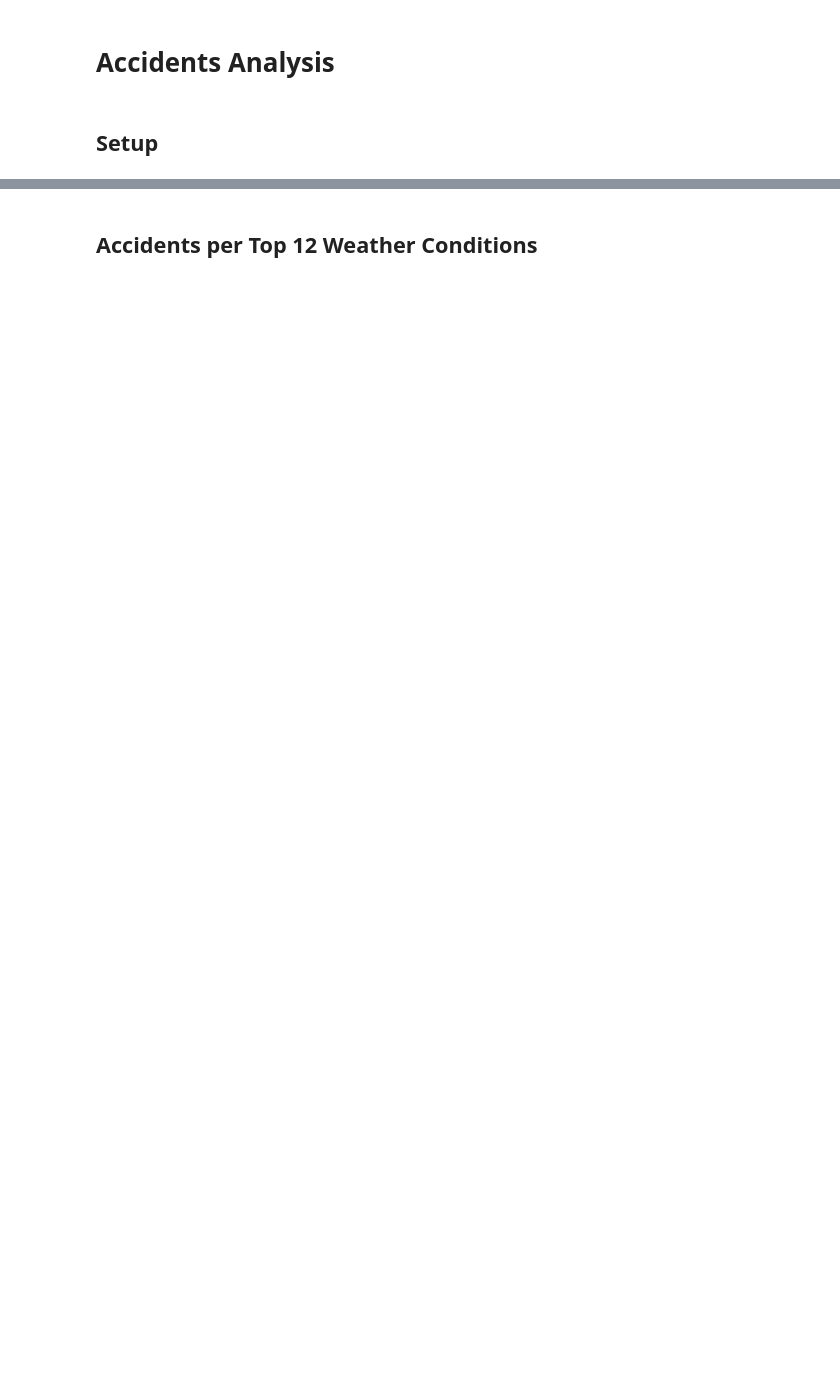
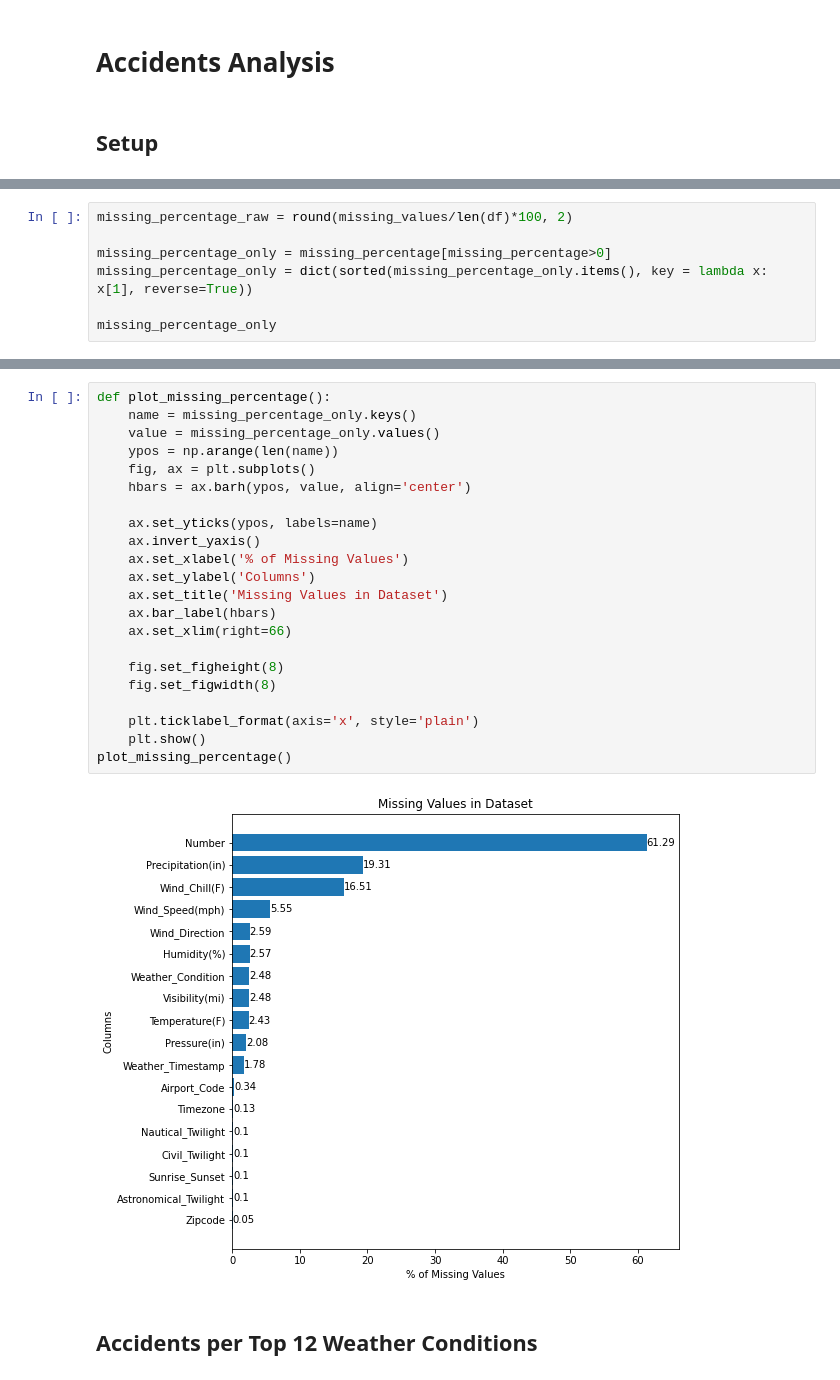
Before and after one commit to KevinWu262/Accidents-Analysis, a Jupyter notebook: Accidents Analysis.ipynb, the cells around one changed output, grey strips where cells are left out. Drawn from its saved outputs; the diff is of its cells as text; blank space fills up the shorter version.

```diff
--- a/Accidents Analysis.ipynb
+++ b/Accidents Analysis.ipynb
@@ -56,0 +63,7 @@ Astronomical_Twilight
+# %%
+missing_percentage_raw = round(missing_values/len(df)*100, 2)
+
+missing_percentage_only = missing_percentage[missing_percentage>0]
+missing_percentage_only = dict(sorted(missing_percentage_only.items(), key = lambda x: x[1], reverse=True))
+
+missing_percentage_only
@@ -57,3 +111,27 @@ Astronomical_Twilight
+# %%
+def plot_missing_percentage():
+    name = missing_percentage_only.keys()
+    value = missing_percentage_only.values()
+    ypos = np.arange(len(name))
+    fig, ax = plt.subplots()
+    hbars = ax.barh(ypos, value, align='center')
+
+    ax.set_yticks(ypos, labels=name)
+    ax.invert_yaxis()
+    ax.set_xlabel('% of Missing Values')
+    ax.set_ylabel('Columns')
+    ax.set_title('Missing Values in Dataset')
+    ax.bar_label(hbars)
+    ax.set_xlim(right=66)
+
+    fig.set_figheight(8)
+    fig.set_figwidth(8)
+
+    plt.ticklabel_format(axis='x', style='plain')
+    plt.show()
+plot_missing_percentage()
+# %% [output]
+[figure, added]
 # %% [markdown]
 ## Accidents per Top 12 Weather Conditions
 # %%
```
Also changed, not shown: parts of 14 cells of this notebook.
